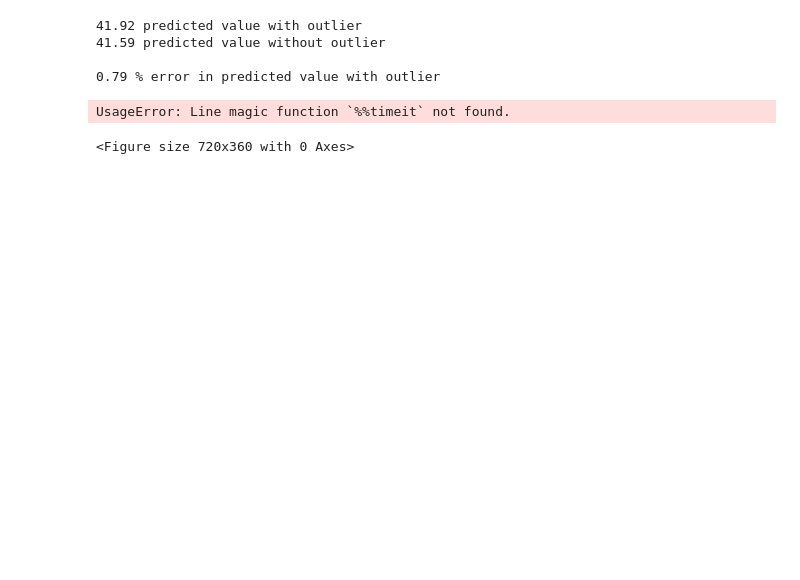
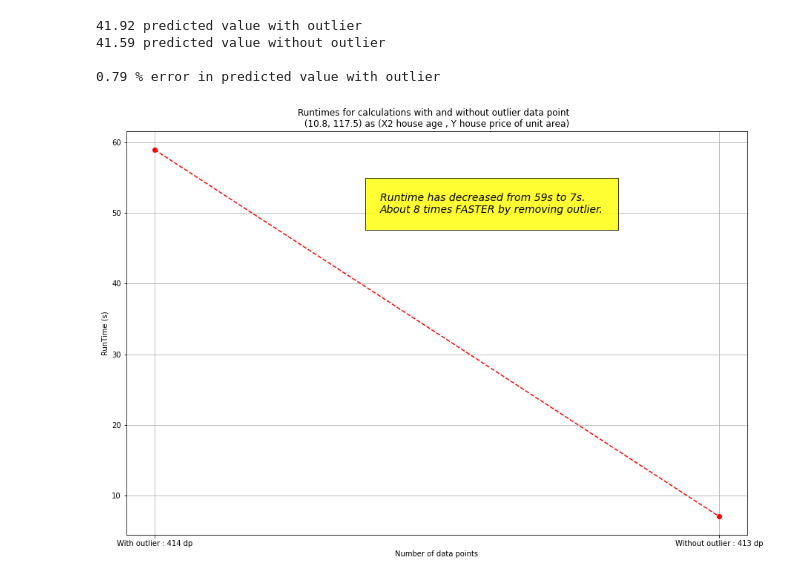
Before and after one commit to Mohammadkaviany/MachineLearning, a Jupyter notebook: Manual_Linear_Regression.ipynb, the cells around one changed output. Drawn from its saved outputs; the diff is of its cells as text; code cells hidden in the pictures; blank space fills up the shorter version.

Commit message:
Plotting runtimes changes with removing outlier

```diff
--- a/Manual_Linear_Regression.ipynb
+++ b/Manual_Linear_Regression.ipynb
@@ -137,10 +139,10 @@ y = df["Y house price of unit area"]
 # %%
-t1 = dt.datetime.now()
-B0, B1 = np.random.rand(), np.random.rand()
+t1 = int(dt.datetime.now().strftime("%s"))
+
 lr =  1e-7
 Error_list = []
 
-for itr in tqdm(range(50)):
+for itr in tqdm(range(20)):
   error_cost = 0
   cost_B0    = 0
   cost_B1    = 0
@@ -160,7 +162,7 @@ for itr in tqdm(range(50)):
     B0 -= lr * cost_B0
     B1 -= lr * cost_B1
   Error_list.append(error_cost)
-t2 = dt.datetime.now()
+t2 = int(dt.datetime.now().strftime("%s"))
 
 T1 = t2 - t1
 # %%
@@ -213,12 +215,12 @@ print(len(x), len(y))
 # %% [output]
 413 413
 # %%
-t1_new = dt.datetime.now()
-B0, B1 = np.random.rand(), np.random.rand()
+t1_new = int(dt.datetime.now().strftime("%s"))
+#B0, B1 = np.random.rand(), np.random.rand()
 lr =  1e-7
 Error_list = []
 
-for itr in tqdm(range(50)):
+for itr in tqdm(range(20)):
   error_cost = 0
   cost_B0    = 0
   cost_B1    = 0
@@ -238,7 +240,7 @@ for itr in tqdm(range(50)):
     B0 -= lr * cost_B0
     B1 -= lr * cost_B1
   Error_list.append(error_cost)
-t2_new = dt.datetime.now()
+t2_new = int(dt.datetime.now().strftime("%s"))
 T2 = t2_new - t1_new
 # %%
 print(T2)
@@ -270,20 +272,13 @@ print( np.round(((pred - new_pred)/ pred) * 100, 2), '% error in predicted value
 41.59 predicted value without outlier
 
 0.79 % error in predicted value with outlier
-# %%
-#plt.bar(['T1', 'T2'], [T1, T2], width = 0.5)
-
-# creating the dataset
-data = {'C':20, 'C++':15, 'Java':30,
-        'Python':35}
-courses = list(data.keys())
-values = list(data.values())
-
-fig = plt.figure(figsize = (10, 5))
-%%timeit
-# creating the bar plot
-plt.bar(courses, values, color ='maroon',
-        width = 0.4)
-# %% [output]
-UsageError: Line magic function `%%timeit` not found.
-<Figure size 720x360 with 0 Axes>
+# %%
+plt.figure(figsize=(15, 10))
+plt.text(0.4, 50, 'Runtime has decreased from 59s to 7s.\nAbout 8 times FASTER by removing outlier.', style='italic',bbox={'facecolor': 'yellow', 'alpha': 0.8, 'pad': 20}, fontsize = 14)
+plt.plot(["With outlier : 414 dp","Without outlier : 413 dp"] , [T1, T2], '--o', color = "r")
+plt.title("Runtimes for calculations with and without outlier data point  \n (10.8, 117.5) as (X2 house age , Y house price of unit area) ")
+plt.xlabel("Number of data points")
+plt.ylabel("RunTime (s)")
+plt.grid()
+# %% [output]
+[figure, added]
```
Also changed, not shown: parts of 5 cells of this notebook.
